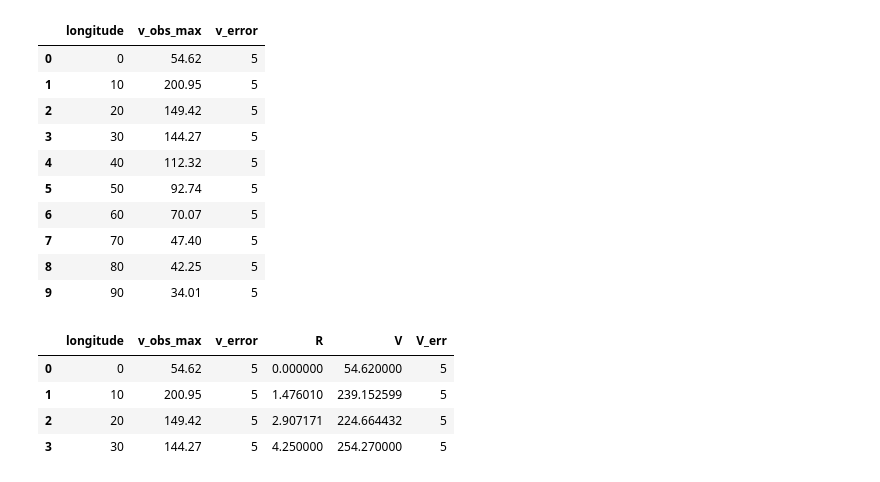
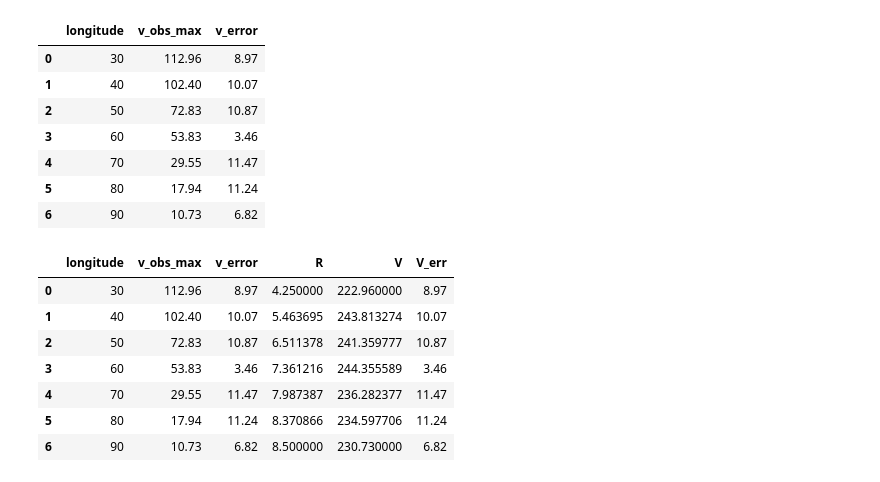
Before and after one commit to gehadibany/milky_way_mapping, a Jupyter notebook: Rotation_Curve.ipynb, the cells around one changed output. Saved outputs shown, nothing was run; the diff lists cells and outputs as text; code cells hidden in the pictures.

```diff
--- a/Rotation_Curve.ipynb
+++ b/Rotation_Curve.ipynb
@@ -10,20 +12,17 @@ from astropy import units as u
 R0 = 8.5 *u.kpc
 V0 = 220 *(u.km/u.s)
 # %%
-raw = pd.read_csv ('lsrnew.csv')
+raw = pd.read_csv ('lsr.csv')
 raw
 # %% [output]
 |  | longitude | v_obs_max | v_error |
-| 0 | 0 | 54.62 | 5 |
-| 1 | 10 | 200.95 | 5 |
-| 2 | 20 | 149.42 | 5 |
-| 3 | 30 | 144.27 | 5 |
-| 4 | 40 | 112.32 | 5 |
-| 5 | 50 | 92.74 | 5 |
-| 6 | 60 | 70.07 | 5 |
-| 7 | 70 | 47.40 | 5 |
-| 8 | 80 | 42.25 | 5 |
-| 9 | 90 | 34.01 | 5 |
+| 0 | 30 | 112.96 | 8.97 |
+| 1 | 40 | 102.40 | 10.07 |
+| 2 | 50 | 72.83 | 10.87 |
+| 3 | 60 | 53.83 | 3.46 |
+| 4 | 70 | 29.55 | 11.47 |
+| 5 | 80 | 17.94 | 11.24 |
+| 6 | 90 | 10.73 | 6.82 |
 # %%
 raw['R'] = (R0*np.sin(raw['longitude']*np.pi/180))*u.kpc
 # %%
@@ -31,13 +30,16 @@ raw['V'] = (raw['v_obs_max']+(V0*np.sin(raw['longitude']*np.pi/180)))
 # %%
 raw['V_err']= raw['v_error'].copy()
 # %%
-raw.head(4)
+raw
 # %% [output]
 |  | longitude | v_obs_max | v_error | R | V | V_err |
-| 0 | 0 | 54.62 | 5 | 0.000000 | 54.620000 | 5 |
-| 1 | 10 | 200.95 | 5 | 1.476010 | 239.152599 | 5 |
-| 2 | 20 | 149.42 | 5 | 2.907171 | 224.664432 | 5 |
-| 3 | 30 | 144.27 | 5 | 4.250000 | 254.270000 | 5 |
+| 0 | 30 | 112.96 | 8.97 | 4.250000 | 222.960000 | 8.97 |
+| 1 | 40 | 102.40 | 10.07 | 5.463695 | 243.813274 | 10.07 |
+| 2 | 50 | 72.83 | 10.87 | 6.511378 | 241.359777 | 10.87 |
+| 3 | 60 | 53.83 | 3.46 | 7.361216 | 244.355589 | 3.46 |
+| 4 | 70 | 29.55 | 11.47 | 7.987387 | 236.282377 | 11.47 |
+| 5 | 80 | 17.94 | 11.24 | 8.370866 | 234.597706 | 11.24 |
+| 6 | 90 | 10.73 | 6.82 | 8.500000 | 230.730000 | 6.82 |
 # %%
 output_notebook()
 p = figure(title = "Rotation curve", x_axis_label = 'R', y_axis_label = 'V (km/s)')
```
Also changed, not shown: parts of 3 cells of this notebook.
